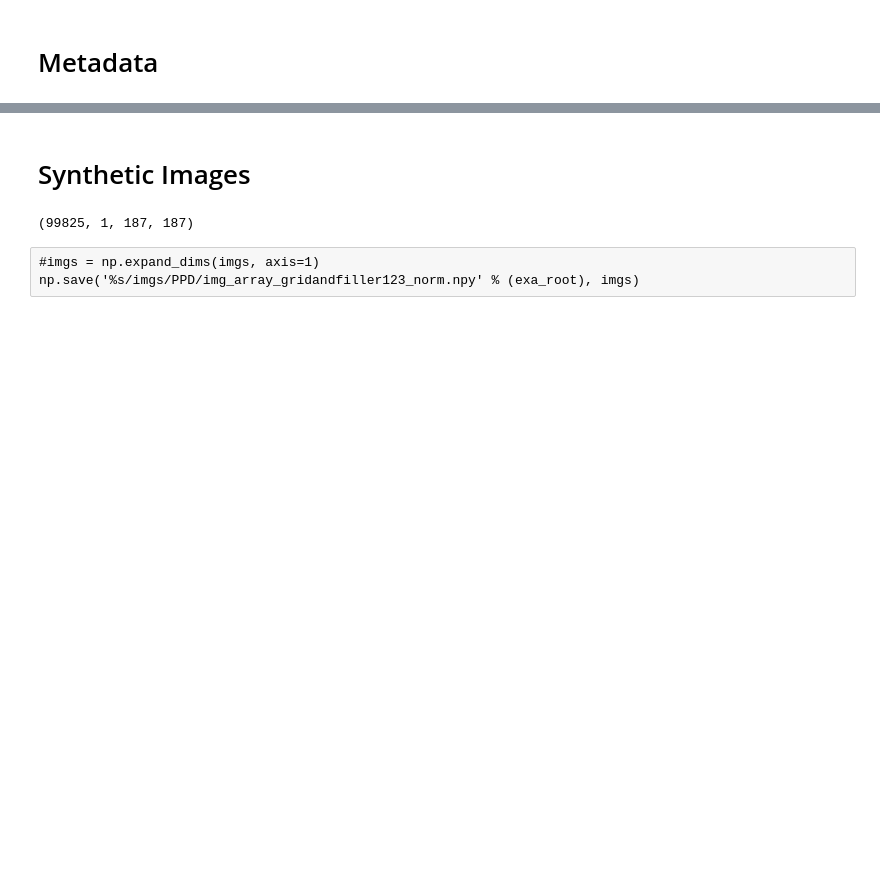
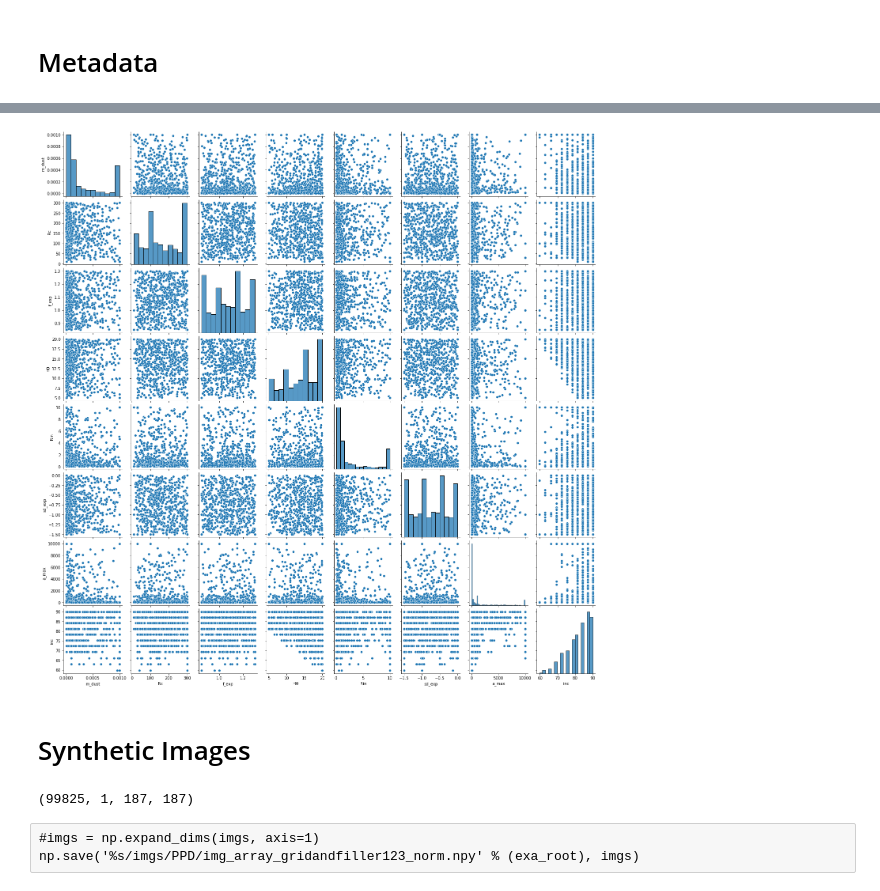
Before and after one commit to keflavich/PPDAE, a Jupyter notebook: notebooks/data_exploration.ipynb, the cells around one changed output, grey strips where cells are left out. Saved outputs shown, nothing was run; the diff lists cells and outputs as text; code cells hidden in the pictures; blank space fills up the shorter version.

```diff
--- a/notebooks/data_exploration.ipynb
+++ b/notebooks/data_exploration.ipynb
@@ -53,3 +57,8 @@ plt.show()
+# %%
+sb.pairplot(meta.sample(1000))
+plt.show()
+# %% [output]
+[figure, added]
 # %% [markdown]
 # Synthetic Images
 # %%
```
Also changed, not shown: parts of 9 cells of this notebook.
